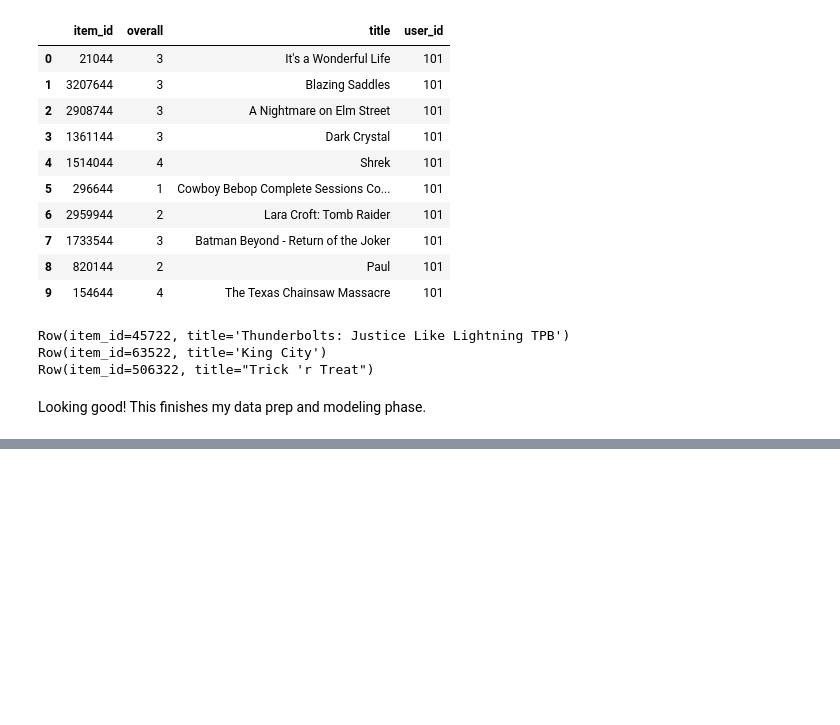
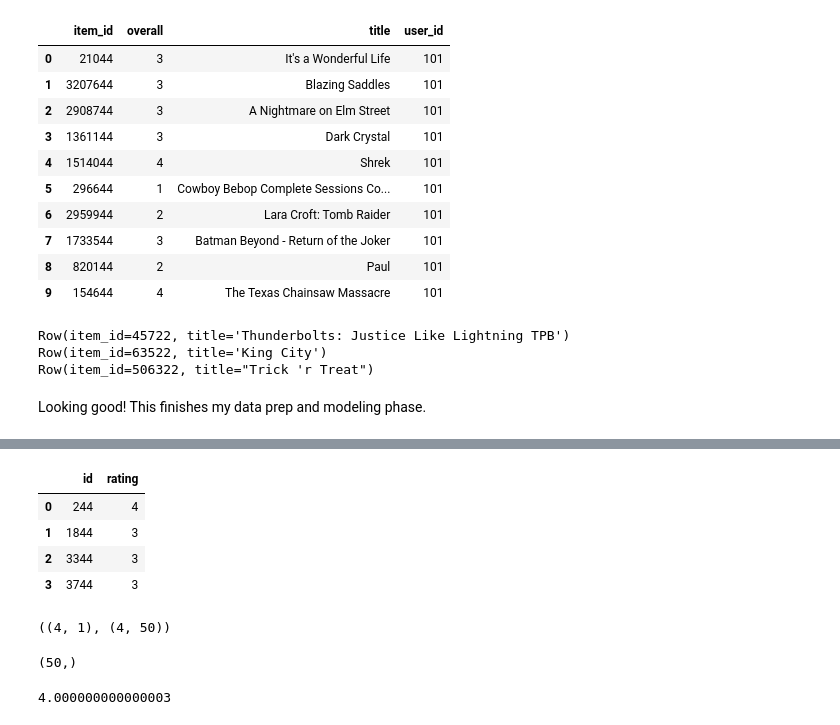
Before and after one commit to jnawjux/intocomics, a Jupyter notebook: data_prep_and_modeling.ipynb, the cells around one changed output, grey strips where cells are left out. Saved outputs shown, nothing was run; the diff lists cells and outputs as text; code cells hidden in the pictures; blank space fills up the shorter version.

```diff
--- a/data_prep_and_modeling.ipynb
+++ b/data_prep_and_modeling.ipynb
@@ -366,0 +383,11 @@ Looking good! This finishes my data prep and modeling phase.
+# %%
+# Creating a random user with a set of ratings
+user = [{'id':244, 'rating':4},{'id': 1844, 'rating': 3}, {'id': 3344, 'rating': 3}, {'id': 3744, 'rating': 3}]
+user_df = pd.DataFrame(user)
+user_df
+# %% [output]
+|  | id | rating |
+| 0 | 244 | 4 |
+| 1 | 1844 | 3 |
+| 2 | 3344 | 3 |
+| 3 | 3744 | 3 |
@@ -366,0 +407,22 @@ Looking good! This finishes my data prep and modeling phase.
+# %%
+# Checking the shape of each to make sure things are looking right
+all_ratings_array.shape, all_items_array.shape
+# %% [output]
+((4, 1), (4, 50))
+# %%
+# Least squares solution to get user features
+new_user_matrix = np.linalg.lstsq(all_items_array, all_ratings_array, rcond=None)
+
+# New users matrix!
+new_user_matrix = new_user_matrix[0].reshape((50,))
+new_user_matrix.shape
+# %% [output]
+(50,)
+# %%
+# Checking based on known score
+known_item = np.array(item_factors.loc[244,'features'])
+
+score = np.dot(new_user_matrix, known_item)
+score
+# %% [output]
+4.000000000000003
```
Also changed, not shown: parts of 12 cells of this notebook.
